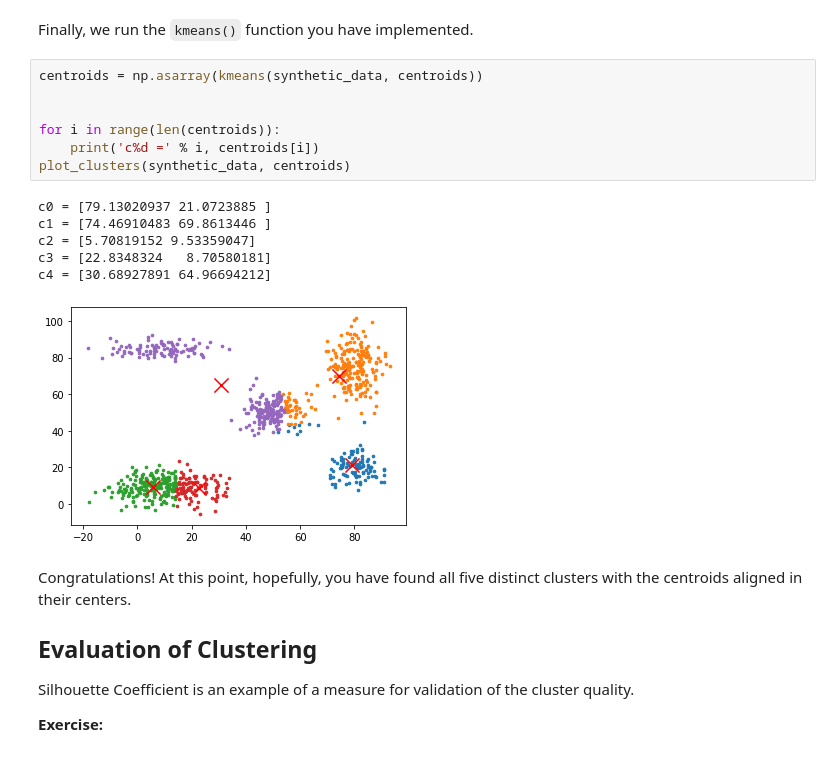
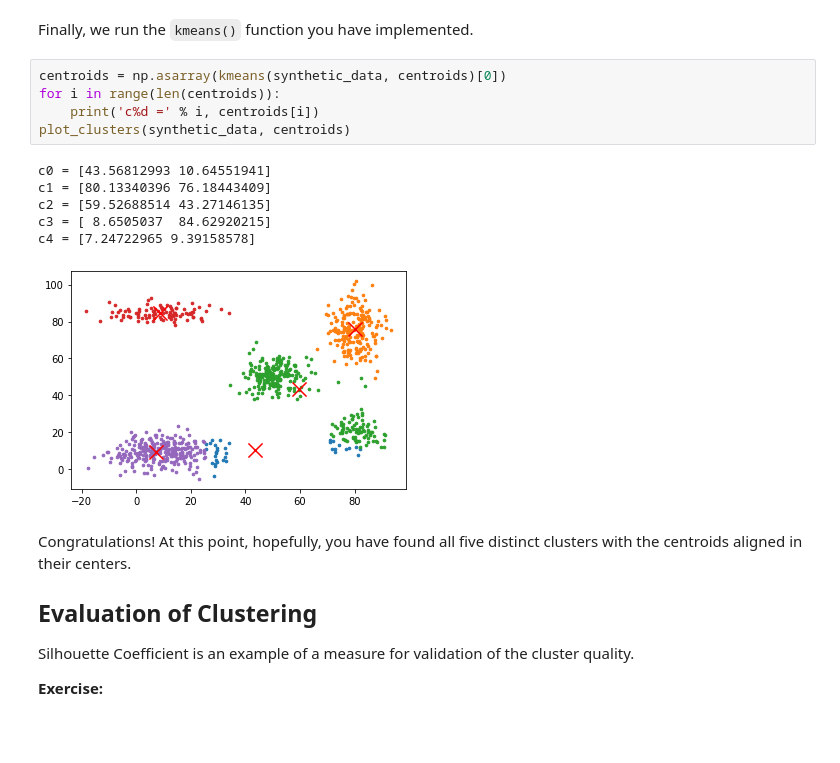
Before and after one commit to taheeraahmed/K-means-cluster, a Jupyter notebook: k_means_clustering.ipynb, the cells around one changed output. Drawn from its saved outputs; the diff is of its cells as text.

```diff
--- a/k_means_clustering.ipynb
+++ b/k_means_clustering.ipynb
@@ -281,19 +281,17 @@ c4 = [56. 42.]
 # %% [markdown]
 Finally, we run the `kmeans()` function you have implemented.
 # %%
-centroids = np.asarray(kmeans(synthetic_data, centroids))
-
-
+centroids = np.asarray(kmeans(synthetic_data, centroids)[0])
 for i in range(len(centroids)):
     print('c%d =' % i, centroids[i])
 plot_clusters(synthetic_data, centroids)
 # %% [output]
-c0 = [79.13020937 21.0723885 ]
-c1 = [74.46910483 69.8613446 ]
-c2 = [5.70819152 9.53359047]
-c3 = [22.8348324   8.70580181]
-c4 = [30.68927891 64.96694212]
+c0 = [43.56812993 10.64551941]
+c1 = [80.13340396 76.18443409]
+c2 = [59.52688514 43.27146135]
+c3 = [ 8.6505037  84.62920215]
+c4 = [7.24722965 9.39158578]
-[figure, old version]
+[figure, new version]
 # %% [markdown]
 Congratulations! At this point, hopefully, you have found all five distinct clusters with the centroids aligned in their centers.
 
```
Also changed, not shown: parts of 6 cells of this notebook.
